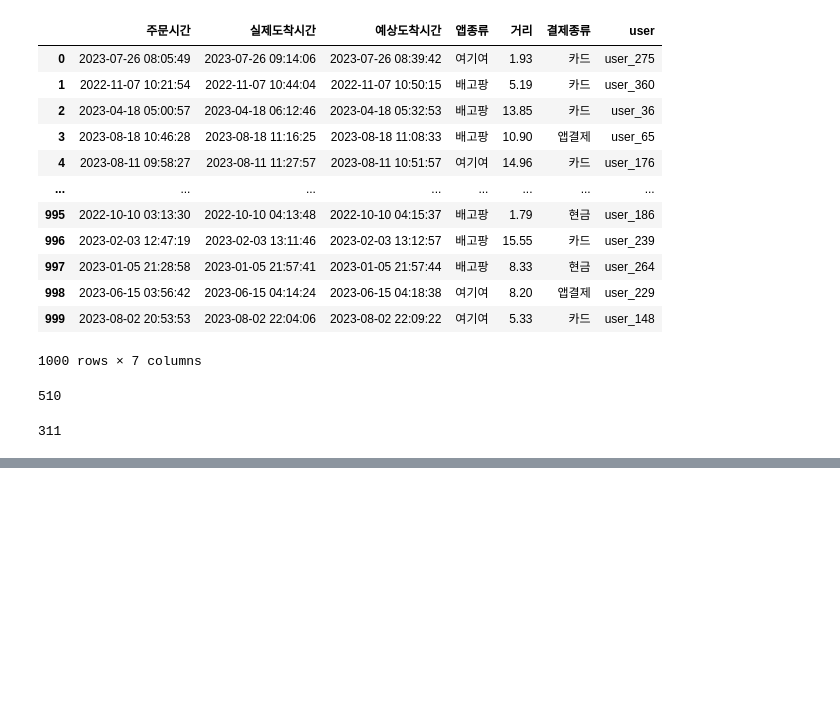
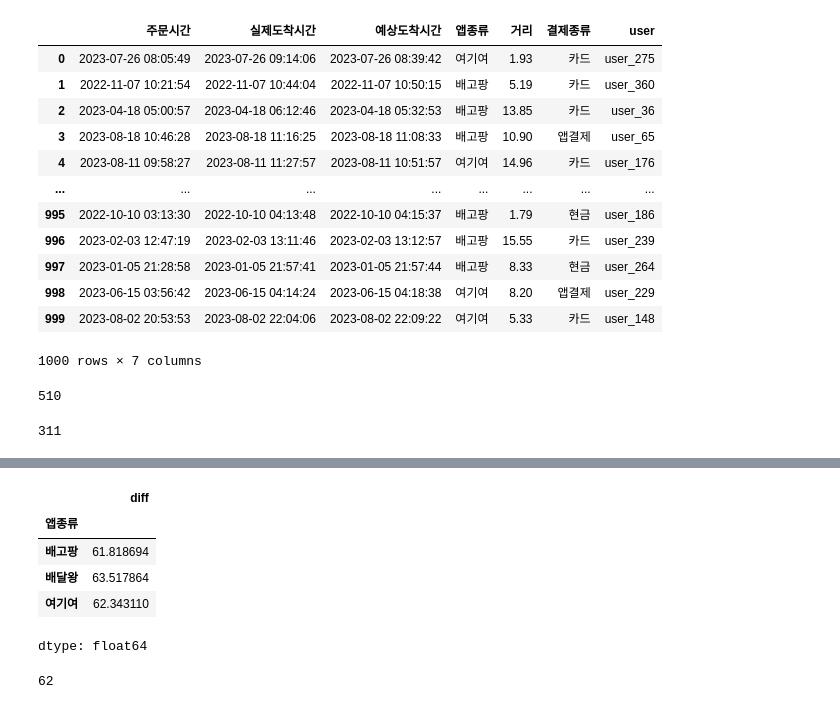
Before and after one commit to bbang-jun/Big-Data-Analysis-Engineer-Practical-Test, a Jupyter notebook: 작업형1/작업형1_연습문제.ipynb, the cells around one changed output, grey strips where cells are left out. Cells and saved outputs as stored; diff of their text form; code cells hidden in the pictures; blank space fills up the shorter version.

```diff
--- a/작업형1/작업형1_연습문제.ipynb
+++ b/작업형1/작업형1_연습문제.ipynb
@@ -1213,0 +1259,17 @@ print(len(df))
+# %%
+# 2. 앱 종류별로 평균 도착 시간(분)을 계산하시오.
+df = df.groupby(['앱종류'])['diff'].mean()
+df
+# %% [output]
+|  | diff |
+| 앱종류 |  |
+| 배고팡 | 61.818694 |
+| 배달왕 | 63.517864 |
+| 여기여 | 62.343110 |
+dtype: float64
+# %%
+# 3. 평균적으로 가장 빠른 앱 종류를 찾고, 해당 앱의 평균 도착 시간을 분으로 반올림하여 정수로 구하시오.
+df = df.sort_values(ascending = True)
+print(int(round(df.iloc[0])))
+# %% [output]
+62
```
Also changed, not shown: parts of 2 cells of this notebook, 1 other file.
